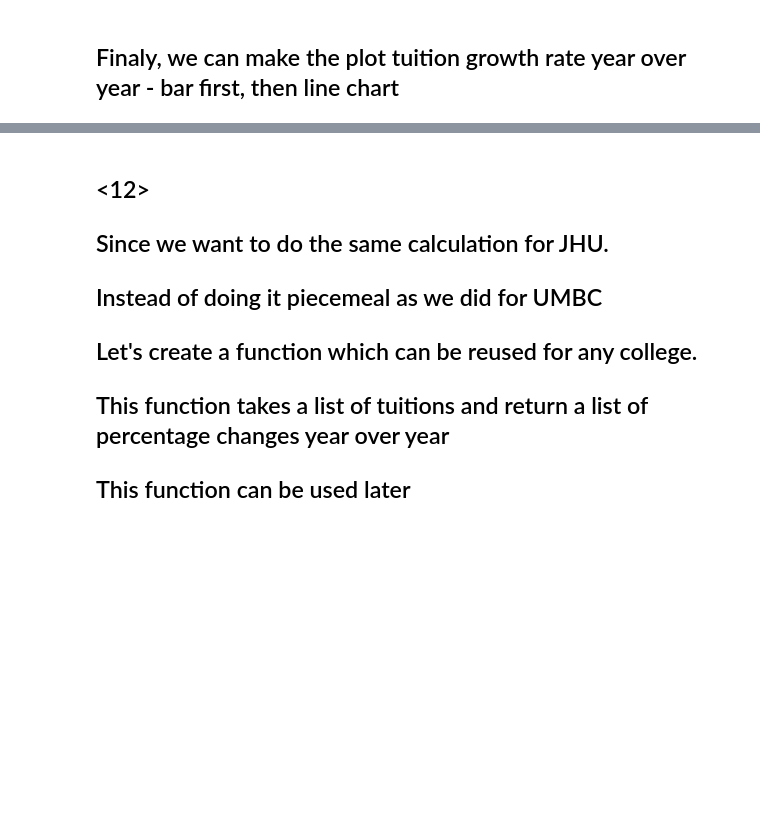
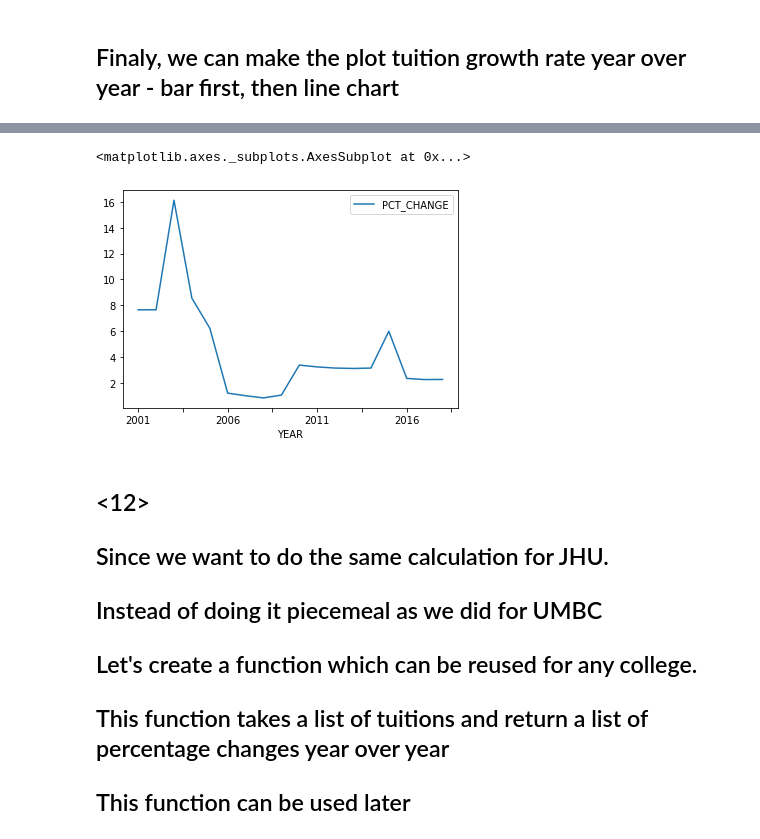
Before and after one commit to SushanthikPoreddy/data690_sushanthik, a Jupyter notebook: assignment_06/assignment_06.ipynb, the cells around one changed output, grey strips where cells are left out. Saved outputs shown, nothing was run; the diff lists cells and outputs as text; code cells hidden in the pictures; blank space fills up the shorter version.

```diff
--- a/assignment_06/assignment_06.ipynb
+++ b/assignment_06/assignment_06.ipynb
@@ -572,6 +590,12 @@ Please replace it with one of the following more specific types
   - plotly.graph_objs.layout.shape.Line
   - etc.
 [interactive output not drawn]
+# %%
+df3=df3.sort_values(by='YEAR')
+df3.plot(x="YEAR", y=["PCT_CHANGE"], kind="line")
+# %% [output]
+<matplotlib.axes._subplots.AxesSubplot at 0x...>
+[figure, added]
 # %% [markdown]
 ## <12>
 ## Since we want to do the same calculation for JHU.
```
Also changed, not shown: parts of 5 cells of this notebook.
